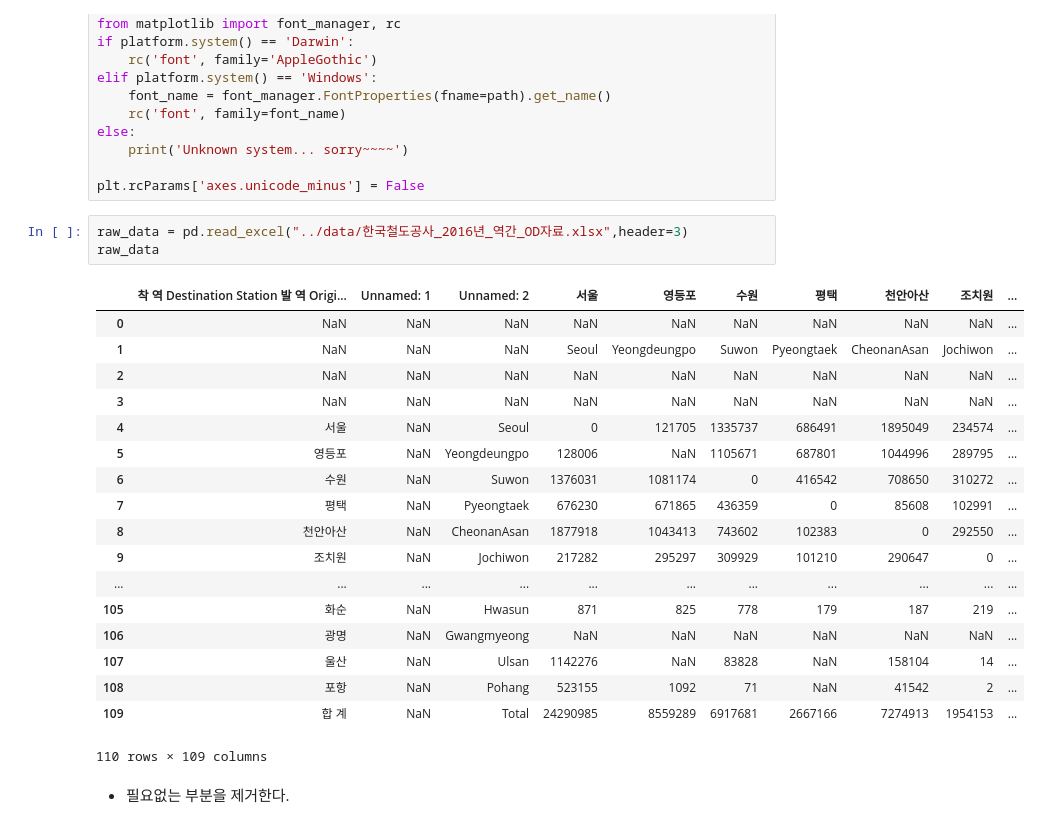
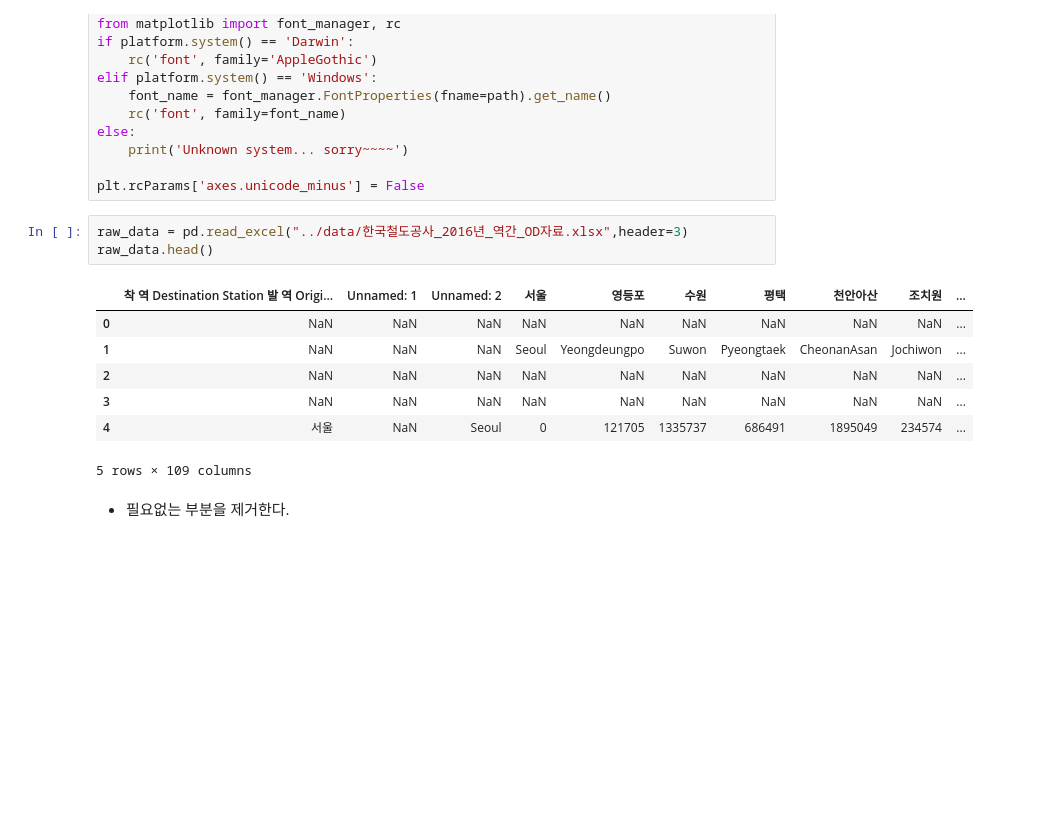
Before and after one commit to HwangToeMat/DataAnalysis-with-Python, a Jupyter notebook: 06_기차역간 수송량 분석 및 마케팅 활용 방안/sorcecode/전국 기차역간 수송량 분석 및 마케팅 활용 방안.ipynb, the cells around one changed output. Saved outputs shown, nothing was run; the diff lists cells and outputs as text; blank space fills up the shorter version.

```diff
--- a/06_기차역간 수송량 분석 및 마케팅 활용 방안/sorcecode/전국 기차역간 수송량 분석 및 마케팅 활용 방안.ipynb
+++ b/06_기차역간 수송량 분석 및 마케팅 활용 방안/sorcecode/전국 기차역간 수송량 분석 및 마케팅 활용 방안.ipynb
@@ -26,26 +26,15 @@ else:
 plt.rcParams['axes.unicode_minus'] = False
 # %%
 raw_data = pd.read_excel("../data/한국철도공사_2016년_역간_OD자료.xlsx",header=3)
-raw_data
+raw_data.head()
 # %% [output]
 |  | 착 역 Destination Station 발 역 Origi... | Unnamed: 1 | Unnamed: 2 | 서울 | 영등포 | 수원 | 평택 | 천안아산 | 조치원 | ... |
 | 0 | NaN | NaN | NaN | NaN | NaN | NaN | NaN | NaN | NaN | ... |
 | 1 | NaN | NaN | NaN | Seoul | Yeongdeungpo | Suwon | Pyeongtaek | CheonanAsan | Jochiwon | ... |
 | 2 | NaN | NaN | NaN | NaN | NaN | NaN | NaN | NaN | NaN | ... |
 | 3 | NaN | NaN | NaN | NaN | NaN | NaN | NaN | NaN | NaN | ... |
 | 4 | 서울 | NaN | Seoul | 0 | 121705 | 1335737 | 686491 | 1895049 | 234574 | ... |
-| 5 | 영등포 | NaN | Yeongdeungpo | 128006 | NaN | 1105671 | 687801 | 1044996 | 289795 | ... |
-| 6 | 수원 | NaN | Suwon | 1376031 | 1081174 | 0 | 416542 | 708650 | 310272 | ... |
-| 7 | 평택 | NaN | Pyeongtaek | 676230 | 671865 | 436359 | 0 | 85608 | 102991 | ... |
-| 8 | 천안아산 | NaN | CheonanAsan | 1877918 | 1043413 | 743602 | 102383 | 0 | 292550 | ... |
-| 9 | 조치원 | NaN | Jochiwon | 217282 | 295297 | 309929 | 101210 | 290647 | 0 | ... |
-| ... | ... | ... | ... | ... | ... | ... | ... | ... | ... | ... |
-| 105 | 화순 | NaN | Hwasun | 871 | 825 | 778 | 179 | 187 | 219 | ... |
-| 106 | 광명 | NaN | Gwangmyeong | NaN | NaN | NaN | NaN | NaN | NaN | ... |
-| 107 | 울산 | NaN | Ulsan | 1142276 | NaN | 83828 | NaN | 158104 | 14 | ... |
-| 108 | 포항 | NaN | Pohang | 523155 | 1092 | 71 | NaN | 41542 | 2 | ... |
-| 109 | 합 계 | NaN | Total | 24290985 | 8559289 | 6917681 | 2667166 | 7274913 | 1954153 | ... |
-110 rows × 109 columns
+5 rows × 109 columns
 # %% [markdown]
 * 필요없는 부분을 제거한다.
 # %%
```
Also changed, not shown: parts of 16 cells of this notebook, 1 other file.
